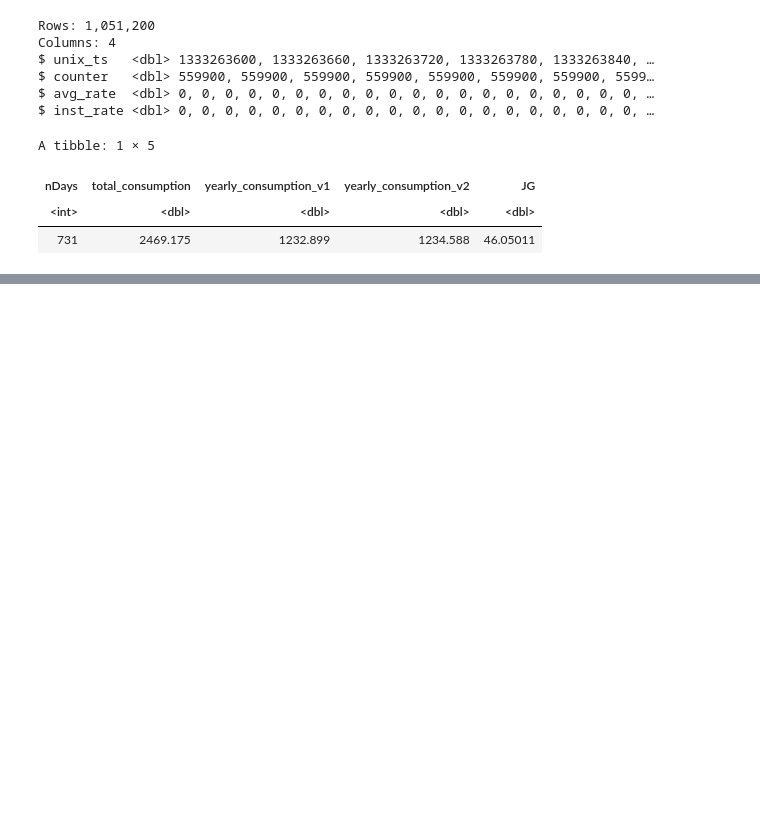
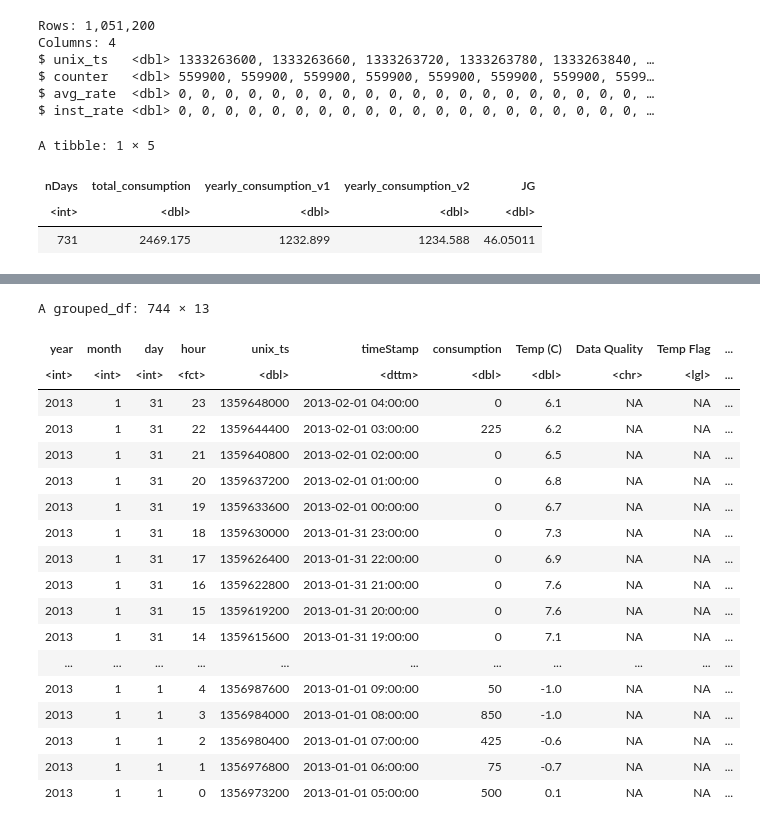
Before and after one commit to philippebarrette4/INF1430, a Jupyter notebook: scripts/GazAnalysis/Sub-Meters/FRG.ipynb, the cells around one changed output, grey strips where cells are left out. Cells and saved outputs as stored; diff of their text form; code cells hidden in the pictures; blank space fills up the shorter version.

```diff
--- a/scripts/GazAnalysis/Sub-Meters/FRG.ipynb
+++ b/scripts/GazAnalysis/Sub-Meters/FRG.ipynb
@@ -55,0 +92,25 @@ A tibble: 1 × 1
+# %%
+FRG_Temp_int %>%
+    filter(year == 2013, month == 1) %>%
+    mutate(test = instant - min(instant))%>%
+    arrange(desc(instant))
+# %% [output]
+A grouped_df: 744 × 13
+| year | month | day | hour | unix_ts | timeStamp | consumption | Temp (C) | Data Quality | Temp Flag | ... |
+| <int> | <int> | <int> | <fct> | <dbl> | <dttm> | <dbl> | <dbl> | <chr> | <lgl> | ... |
+| 2013 | 1 | 31 | 23 | 1359648000 | 2013-02-01 04:00:00 | 0 | 6.1 | NA | NA | ... |
+| 2013 | 1 | 31 | 22 | 1359644400 | 2013-02-01 03:00:00 | 225 | 6.2 | NA | NA | ... |
+| 2013 | 1 | 31 | 21 | 1359640800 | 2013-02-01 02:00:00 | 0 | 6.5 | NA | NA | ... |
+| 2013 | 1 | 31 | 20 | 1359637200 | 2013-02-01 01:00:00 | 0 | 6.8 | NA | NA | ... |
+| 2013 | 1 | 31 | 19 | 1359633600 | 2013-02-01 00:00:00 | 0 | 6.7 | NA | NA | ... |
+| 2013 | 1 | 31 | 18 | 1359630000 | 2013-01-31 23:00:00 | 0 | 7.3 | NA | NA | ... |
+| 2013 | 1 | 31 | 17 | 1359626400 | 2013-01-31 22:00:00 | 0 | 6.9 | NA | NA | ... |
+| 2013 | 1 | 31 | 16 | 1359622800 | 2013-01-31 21:00:00 | 0 | 7.6 | NA | NA | ... |
+| 2013 | 1 | 31 | 15 | 1359619200 | 2013-01-31 20:00:00 | 0 | 7.6 | NA | NA | ... |
+| 2013 | 1 | 31 | 14 | 1359615600 | 2013-01-31 19:00:00 | 0 | 7.1 | NA | NA | ... |
+| ... | ... | ... | ... | ... | ... | ... | ... | ... | ... | ... |
+| 2013 | 1 | 1 | 4 | 1356987600 | 2013-01-01 09:00:00 | 50 | -1.0 | NA | NA | ... |
+| 2013 | 1 | 1 | 3 | 1356984000 | 2013-01-01 08:00:00 | 850 | -1.0 | NA | NA | ... |
+| 2013 | 1 | 1 | 2 | 1356980400 | 2013-01-01 07:00:00 | 425 | -0.6 | NA | NA | ... |
+| 2013 | 1 | 1 | 1 | 1356976800 | 2013-01-01 06:00:00 | 75 | -0.7 | NA | NA | ... |
+| 2013 | 1 | 1 | 0 | 1356973200 | 2013-01-01 05:00:00 | 500 | 0.1 | NA | NA | ... |
```
Also changed, not shown: parts of 10 cells of this notebook, 1 other file.
